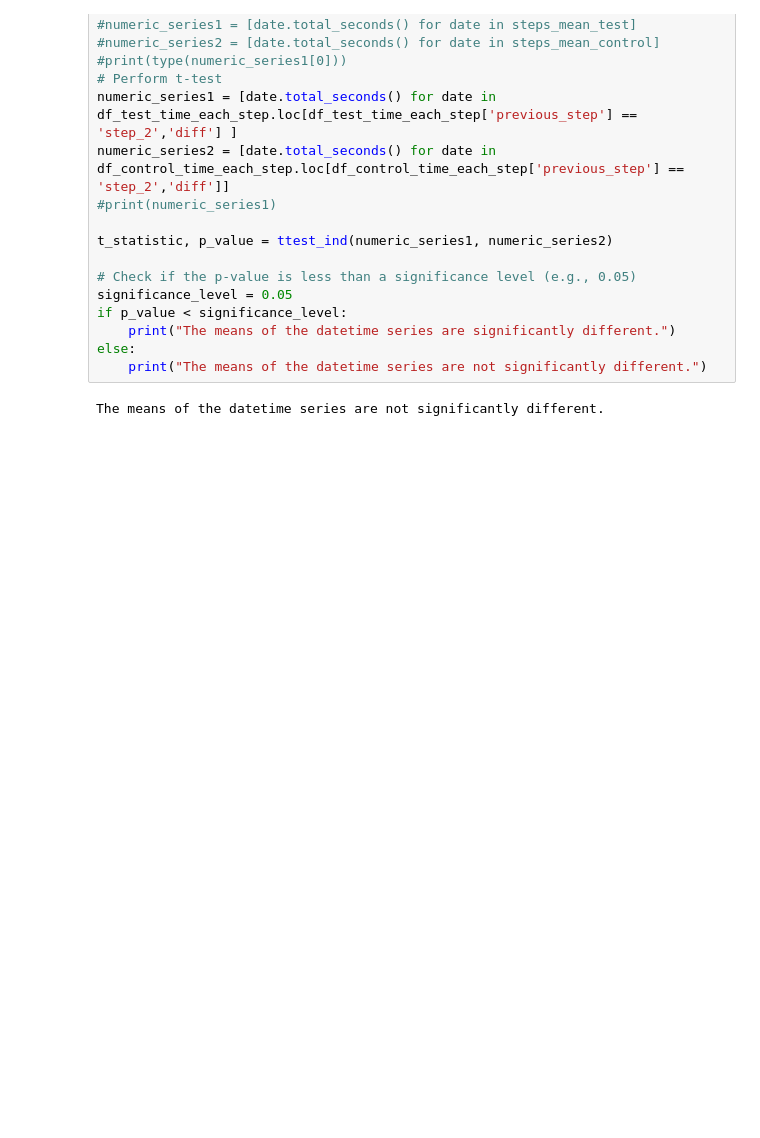
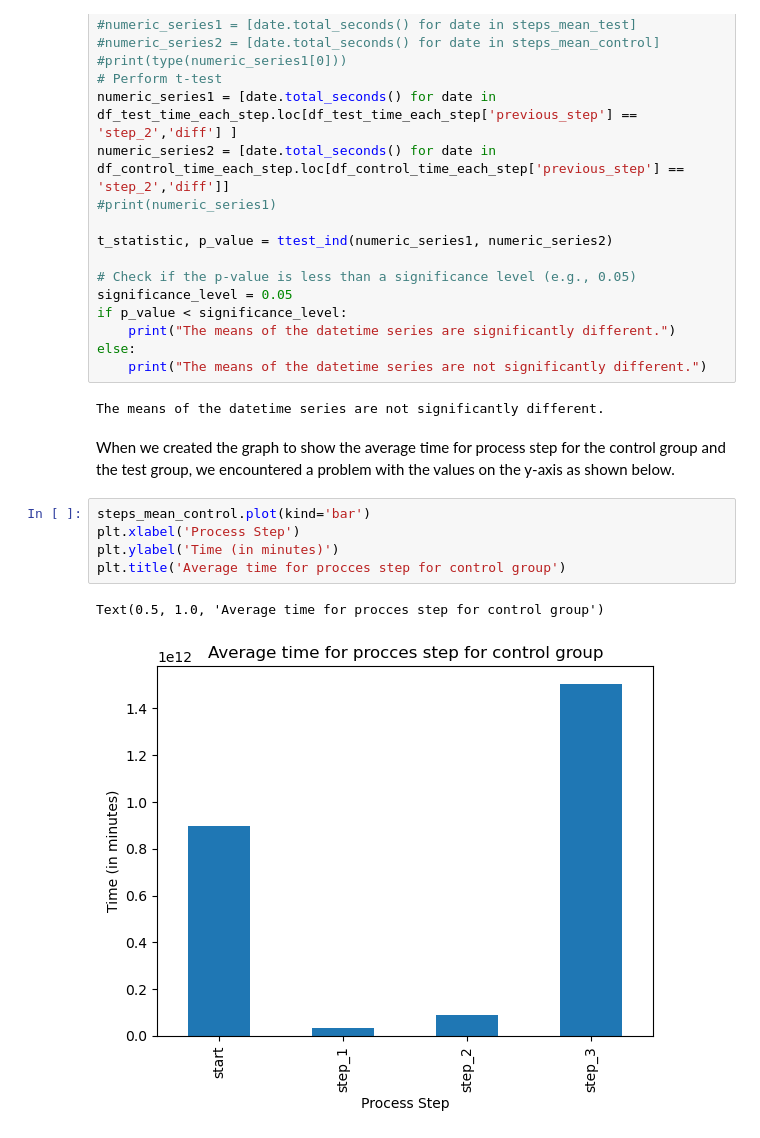
Before and after one commit to redsun498/vanguard-ab-test, a Jupyter notebook: src/notebooks/Vanguard project2 EDA.ipynb, the cells around one changed output. Saved outputs shown, nothing was run; the diff lists cells and outputs as text; blank space fills up the shorter version.

```diff
--- a/src/notebooks/Vanguard project2 EDA.ipynb
+++ b/src/notebooks/Vanguard project2 EDA.ipynb
@@ -1102,3 +1102,13 @@ else:
     print("The means of the datetime series are not significantly different.")
 # %% [output]
 The means of the datetime series are not significantly different.
+# %% [markdown]
+When we created the graph to show the average time for process step for the control group and the test group, we encountered a problem with the values on the y-axis as shown below.
+# %%
+steps_mean_control.plot(kind='bar')
+plt.xlabel('Process Step')
+plt.ylabel('Time (in minutes)')
+plt.title('Average time for procces step for control group')
+# %% [output]
+Text(0.5, 1.0, 'Average time for procces step for control group')
+[figure, added]
```
Also changed, not shown: parts of 3 cells of this notebook.
